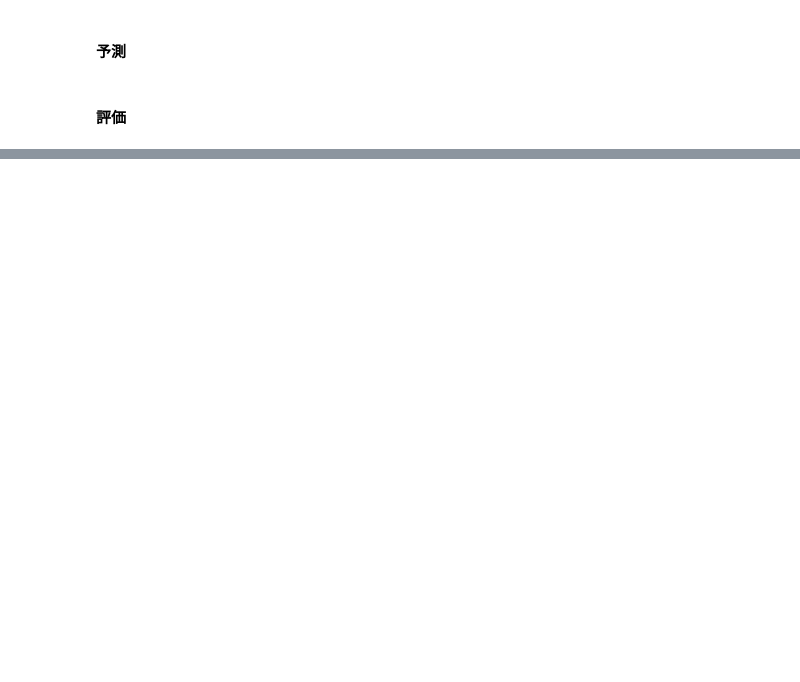
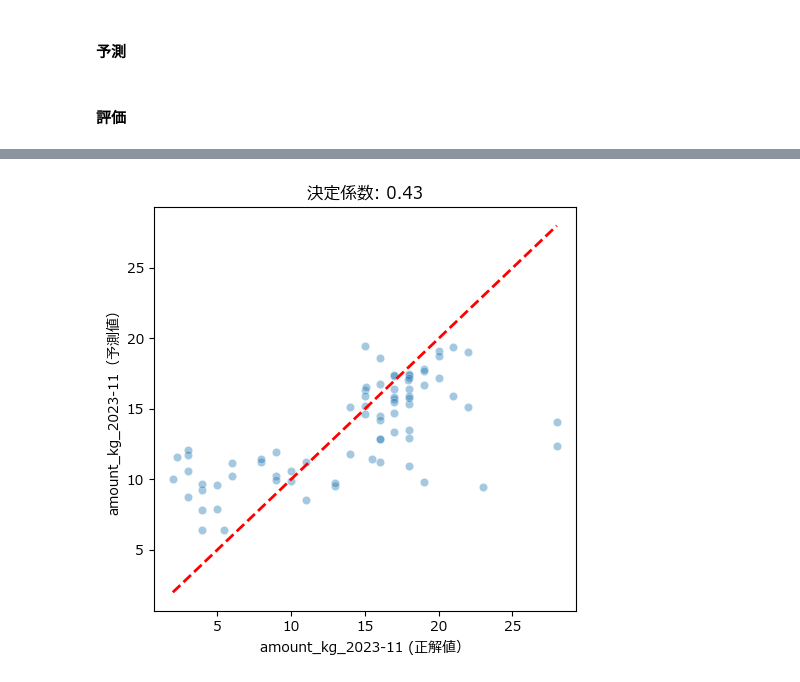
Before and after one commit to Naoya-Yasuda/MANABI_DX_QUEST_2023_PrePoC, a Jupyter notebook: notebook/prediction_waste_paper_amount_lightgbm_monthly features.ipynb, the cells around one changed output, grey strips where cells are left out. Cells and saved outputs as stored; diff of their text form; code cells hidden in the pictures; blank space fills up the shorter version.

```diff
--- a/notebook/prediction_waste_paper_amount_lightgbm_monthly features.ipynb
+++ b/notebook/prediction_waste_paper_amount_lightgbm_monthly features.ipynb
@@ -250,0 +303,2 @@ merged_df = merged_df.fillna(0)
+# %%
+merged_df = merged_df[~merged_df.apply(lambda x: (x <= 0).any() or (x >= 30).any(), axis=1)]
@@ -285,9 +406,10 @@ test_data = lgb.Dataset(X_test, label=y_test)
 model = lgb.train(
     lgb_params,
     train_data,
-    valid_sets=test_data,
+    valid_sets=[train_data, test_data],
     callbacks=[
         lgb.callback.log_evaluation(period=50),
-        lgb.callback.early_stopping(stopping_rounds=1000)
+        lgb.callback.early_stopping(stopping_rounds=1000),
+        lgb.callback.record_evaluation(evals_result)
     ]
 )
@@ -316,0 +479,23 @@ print(y_pred[:10])
+# %%
+#スケールをもとに戻す
+y_pred = y_pred*scaler.scale_[-1] + scaler.mean_[-1]
+y_train = y_train*scaler.scale_[-1] + scaler.mean_[-1]
+y_test = y_test*scaler.scale_[-1] + scaler.mean_[-1]
+# %%
+# actual vs. pred の散布図
+plt.figure(figsize=(5, 5))
+sns.scatterplot(x=y_test, y=y_pred, alpha=0.4)
+plt.title('決定係数: {}'.format(round(r2, 2)))
+plt.xlabel('amount_kg_2023-11 (正解値）')
+plt.ylabel('amount_kg_2023-11（予測値）')
+
+# 拡大用
+# plt.xlim([-10,2])
+# plt.ylim([-10,2])
+
+# Plot a line representing perfect predictions
+plt.plot([y_test.min(), y_test.max()], [y_test.min(), y_test.max()], color='red', lw=2, linestyle='--')
+plt.tight_layout()
+plt.show()
+# %% [output]
+[figure, added]
```
Also changed, not shown: parts of 17 cells of this notebook.
